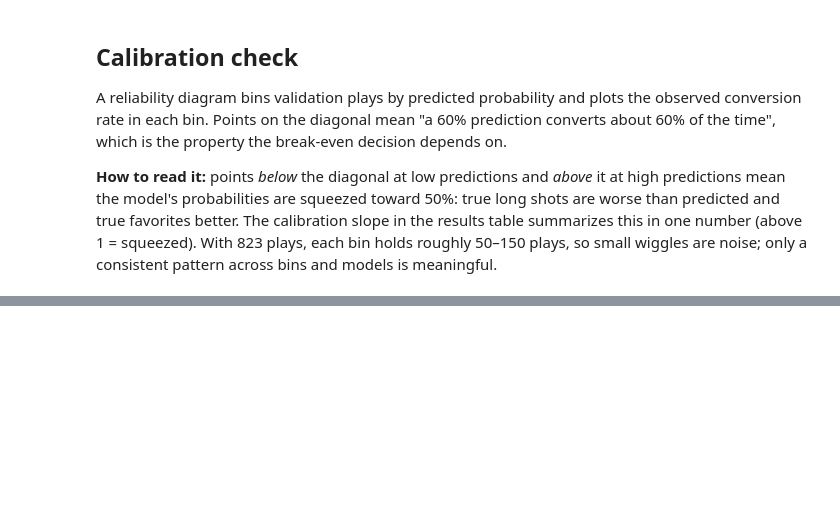
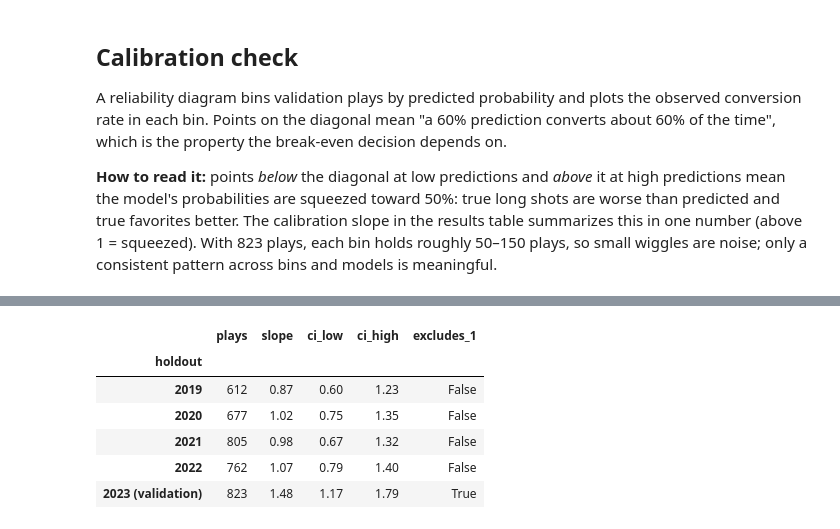
Before and after one commit to logancalder/DATASCI207-Project, a Jupyter notebook: notebooks/04_ariel_models.ipynb, the cells around one changed output, grey strips where cells are left out. Cells and saved outputs as stored; diff of their text form; code cells hidden in the pictures; blank space fills up the shorter version.

```diff
--- a/notebooks/04_ariel_models.ipynb
+++ b/notebooks/04_ariel_models.ipynb
@@ -394,0 +469,35 @@ plt.close(fig)
+# %%
+# Cell 27
+def slope_ci(y, p, games, n_boot=500, seed=SEED):
+    """Calibration slope with a 95% interval from resampling whole games."""
+    games = np.asarray(games)
+    uniq = np.unique(games)
+    rows_by_game = {g: np.where(games == g)[0] for g in uniq}
+    r = np.random.default_rng(seed)
+    boots = []
+    for _ in range(n_boot):
+        idx = np.concatenate([rows_by_game[g] for g in r.choice(uniq, size=len(uniq))])
+        boots.append(calibration_slope(y[idx], p[idx]))
+    return calibration_slope(y, p), *np.percentile(boots, [2.5, 97.5])
+
+season_rows = []
+for (tr, ho), s in zip(CV_FOLDS, range(2019, 2023)):
+    p = lr_cv.fit(X_train.iloc[tr], y_train[tr]).predict_proba(X_train.iloc[ho])[:, 1]
+    est, lo, hi = slope_ci(y_train[ho], p, train["game_id"].iloc[ho])
+    season_rows.append({"holdout": str(s), "plays": len(ho), "slope": est, "ci_low": lo, "ci_high": hi})
+p23 = lr_cv.fit(X_train, y_train).predict_proba(X_val)[:, 1]
+est, lo, hi = slope_ci(y_val, p23, val["game_id"])
+season_rows.append({"holdout": "2023 (validation)", "plays": len(y_val), "slope": est, "ci_low": lo, "ci_high": hi})
+
+season_slopes = pd.DataFrame(season_rows).set_index("holdout").round(2)
+season_slopes["excludes_1"] = (season_slopes.ci_low > 1) | (season_slopes.ci_high < 1)
+season_slopes.to_csv(OUT / "calibration_slope_by_season.csv")
+display(season_slopes)
+# %% [output]
+|  | plays | slope | ci_low | ci_high | excludes_1 |
+| holdout |  |  |  |  |  |
+| 2019 | 612 | 0.87 | 0.60 | 1.23 | False |
+| 2020 | 677 | 1.02 | 0.75 | 1.35 | False |
+| 2021 | 805 | 0.98 | 0.67 | 1.32 | False |
+| 2022 | 762 | 1.07 | 0.79 | 1.40 | False |
+| 2023 (validation) | 823 | 1.48 | 1.17 | 1.79 | True |
```
Also changed, not shown: parts of 18 cells of this notebook, 9 other files.
